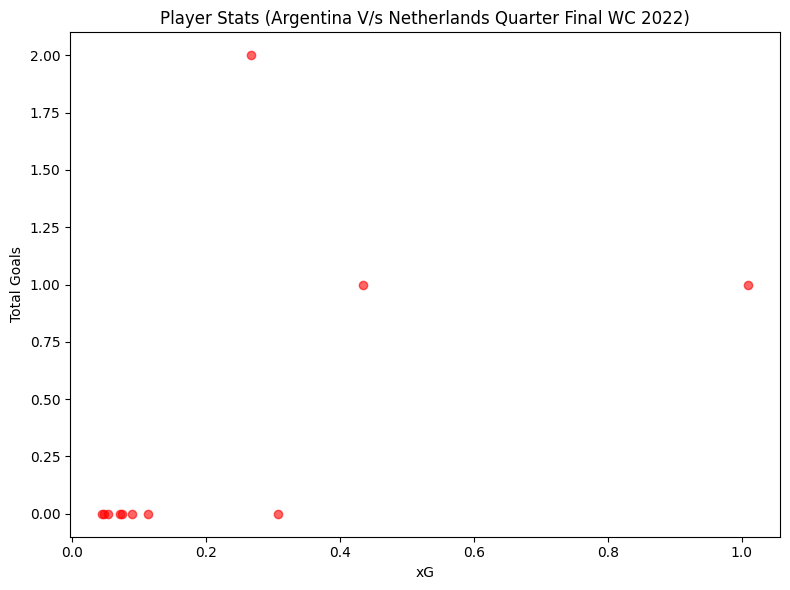
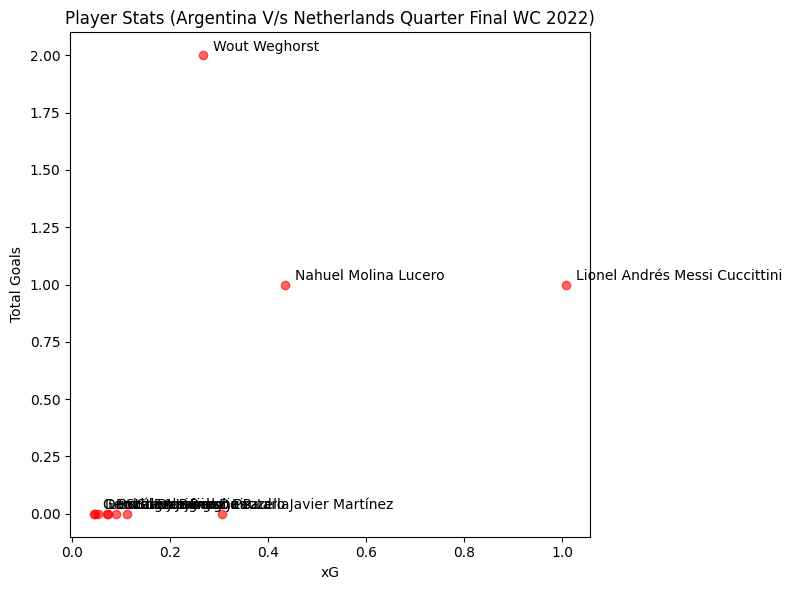
The change to this notebook cell's code, shown as a diff; its figure went from the first image to the second:
--- before
+++ after
@@ -1,4 +1,6 @@
 plt.figure(figsize=(8,6))
 plt.scatter(player_stats['total_xG'],player_stats['total_goals'],alpha = 0.6,color = 'red')
+for player in player_stats.index:
+    plt.annotate(player,xy=(player_stats.loc[player,'total_xG'],player_stats.loc[player,'total_goals']),xytext=(player_stats.loc[player,'total_xG']+0.02,player_stats.loc[player,'total_goals']+.02))
 plt.title("Player Stats (Argentina V/s Netherlands Quarter Final WC 2022)")
 plt.xlabel("xG")

Commit: Added Labels to Scatter Chart for player analysis